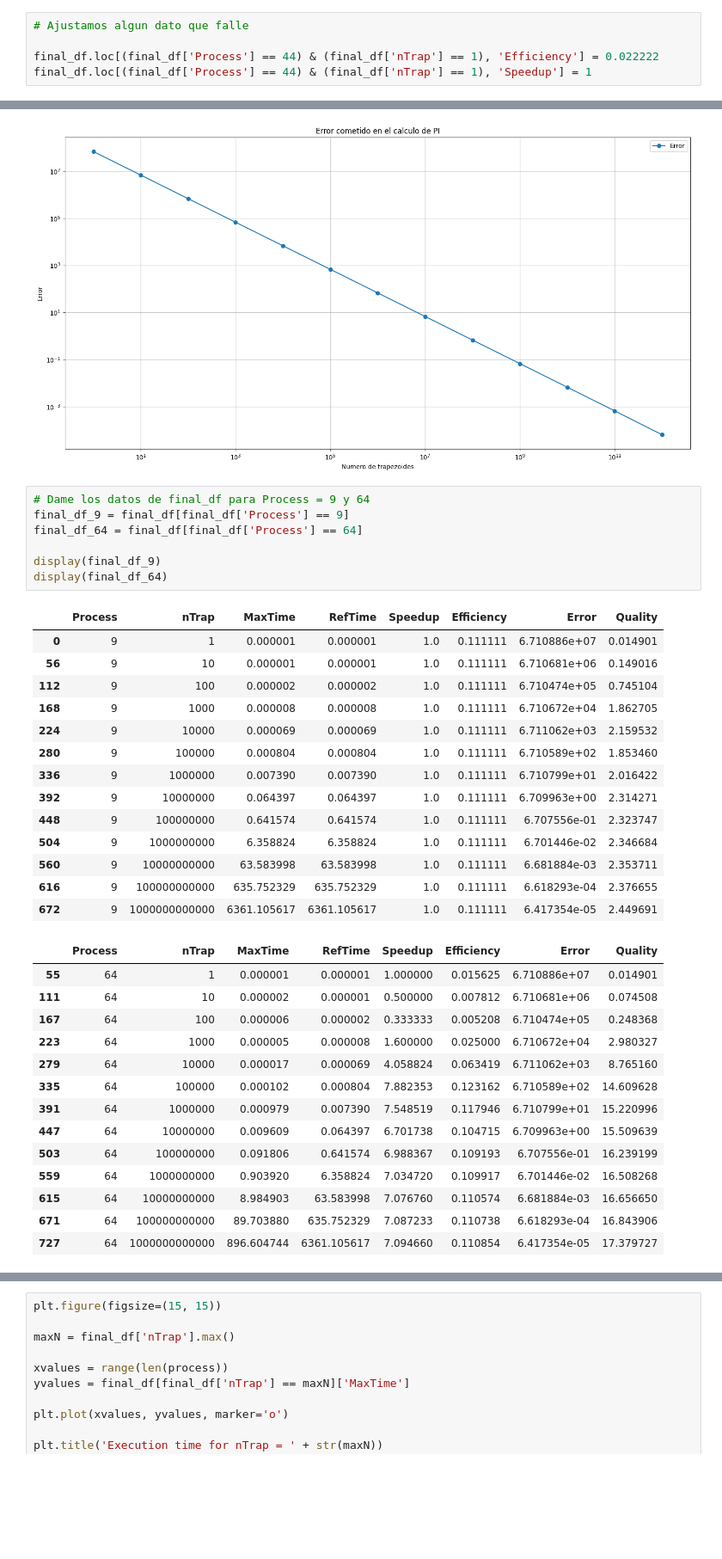
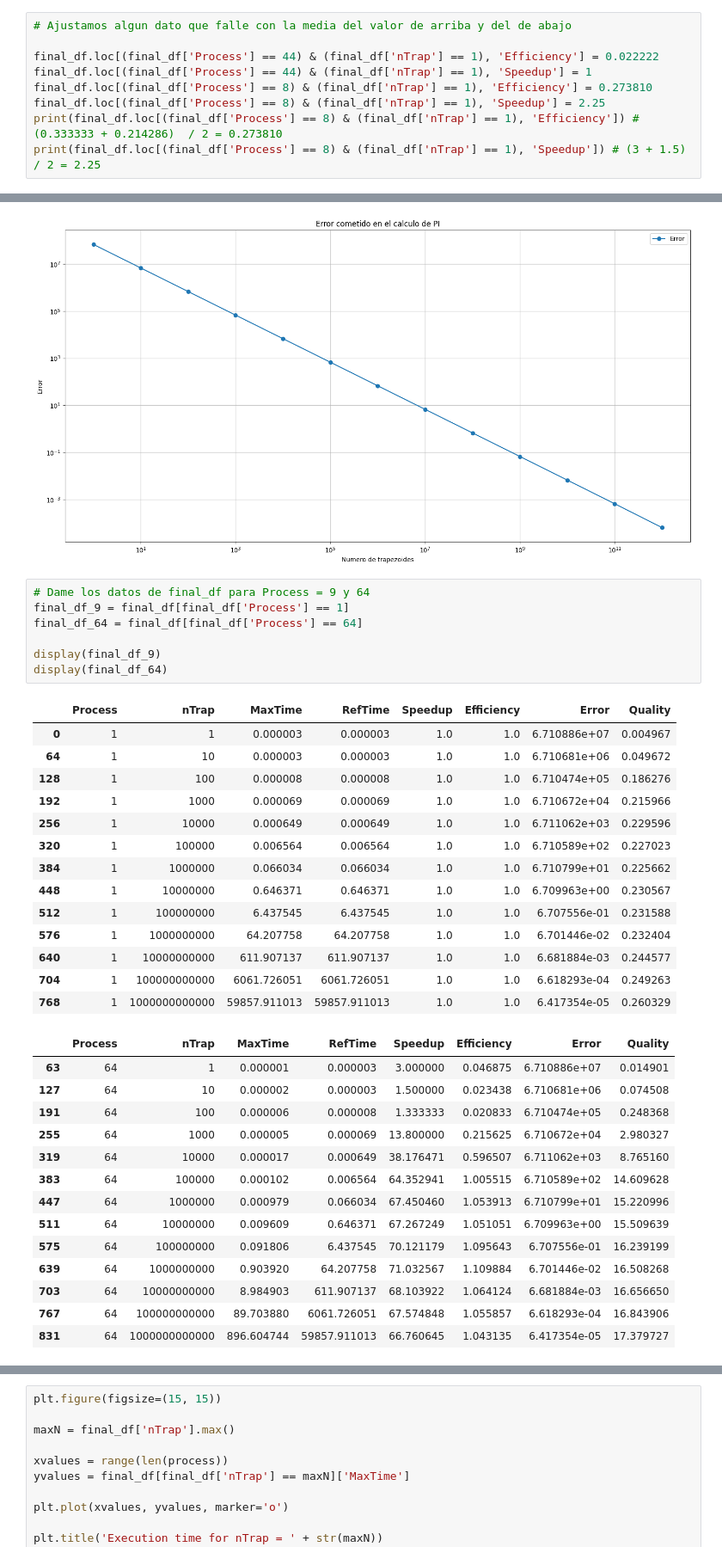
Before and after one commit to DavidCP-USC/Calculo-de-PI-con-MPI---FSP_P1, a Jupyter notebook: calculos.ipynb, the cells around one changed output, grey strips where cells are left out. Shown at 86% size. Cells and saved outputs as stored; diff of their text form; blank space fills up the shorter version.

```diff
--- a/calculos.ipynb
+++ b/calculos.ipynb
@@ -89,7 +89,11 @@ for (nTrap_value, process_value), group in dataset1.groupby(['nTrap', 'Process']
 
 final_df = pd.DataFrame(finalData, columns=['Process', 'nTrap', 'MaxTime', 'RefTime', 'Speedup', 'Efficiency', 'Error', 'Quality'])
 # %%
-# Ajustamos algun dato que falle
+# Ajustamos algun dato que falle con la media del valor de arriba y del de abajo
 
 final_df.loc[(final_df['Process'] == 44) & (final_df['nTrap'] == 1), 'Efficiency'] = 0.022222
 final_df.loc[(final_df['Process'] == 44) & (final_df['nTrap'] == 1), 'Speedup'] = 1
+final_df.loc[(final_df['Process'] == 8) & (final_df['nTrap'] == 1), 'Efficiency'] = 0.273810
+final_df.loc[(final_df['Process'] == 8) & (final_df['nTrap'] == 1), 'Speedup'] = 2.25
+print(final_df.loc[(final_df['Process'] == 8) & (final_df['nTrap'] == 1), 'Efficiency']) # (0.333333 + 0.214286)  / 2 = 0.273810
+print(final_df.loc[(final_df['Process'] == 8) & (final_df['nTrap'] == 1), 'Speedup']) # (3 + 1.5) / 2 = 2.25
@@ -159,38 +168,38 @@ plt.show()
 [figure]
 # %%
 # Dame los datos de final_df para Process = 9 y 64
-final_df_9 = final_df[final_df['Process'] == 9]
+final_df_9 = final_df[final_df['Process'] == 1]
 final_df_64 = final_df[final_df['Process'] == 64]
 
 display(final_df_9)
 display(final_df_64)
 # %% [output]
 |  | Process | nTrap | MaxTime | RefTime | Speedup | Efficiency | Error | Quality |
-| 0 | 9 | 1 | 0.000001 | 0.000001 | 1.0 | 0.111111 | 6.710886e+07 | 0.014901 |
-| 56 | 9 | 10 | 0.000001 | 0.000001 | 1.0 | 0.111111 | 6.710681e+06 | 0.149016 |
-| 112 | 9 | 100 | 0.000002 | 0.000002 | 1.0 | 0.111111 | 6.710474e+05 | 0.745104 |
-| 168 | 9 | 1000 | 0.000008 | 0.000008 | 1.0 | 0.111111 | 6.710672e+04 | 1.862705 |
-| 224 | 9 | 10000 | 0.000069 | 0.000069 | 1.0 | 0.111111 | 6.711062e+03 | 2.159532 |
-| 280 | 9 | 100000 | 0.000804 | 0.000804 | 1.0 | 0.111111 | 6.710589e+02 | 1.853460 |
-| 336 | 9 | 1000000 | 0.007390 | 0.007390 | 1.0 | 0.111111 | 6.710799e+01 | 2.016422 |
-| 392 | 9 | 10000000 | 0.064397 | 0.064397 | 1.0 | 0.111111 | 6.709963e+00 | 2.314271 |
-| 448 | 9 | 100000000 | 0.641574 | 0.641574 | 1.0 | 0.111111 | 6.707556e-01 | 2.323747 |
-| 504 | 9 | 1000000000 | 6.358824 | 6.358824 | 1.0 | 0.111111 | 6.701446e-02 | 2.346684 |
-| 560 | 9 | 10000000000 | 63.583998 | 63.583998 | 1.0 | 0.111111 | 6.681884e-03 | 2.353711 |
-| 616 | 9 | 100000000000 | 635.752329 | 635.752329 | 1.0 | 0.111111 | 6.618293e-04 | 2.376655 |
-| 672 | 9 | 1000000000000 | 6361.105617 | 6361.105617 | 1.0 | 0.111111 | 6.417354e-05 | 2.449691 |
+| 0 | 1 | 1 | 0.000003 | 0.000003 | 1.0 | 1.0 | 6.710886e+07 | 0.004967 |
+| 64 | 1 | 10 | 0.000003 | 0.000003 | 1.0 | 1.0 | 6.710681e+06 | 0.049672 |
+| 128 | 1 | 100 | 0.000008 | 0.000008 | 1.0 | 1.0 | 6.710474e+05 | 0.186276 |
+| 192 | 1 | 1000 | 0.000069 | 0.000069 | 1.0 | 1.0 | 6.710672e+04 | 0.215966 |
+| 256 | 1 | 10000 | 0.000649 | 0.000649 | 1.0 | 1.0 | 6.711062e+03 | 0.229596 |
+| 320 | 1 | 100000 | 0.006564 | 0.006564 | 1.0 | 1.0 | 6.710589e+02 | 0.227023 |
+| 384 | 1 | 1000000 | 0.066034 | 0.066034 | 1.0 | 1.0 | 6.710799e+01 | 0.225662 |
+| 448 | 1 | 10000000 | 0.646371 | 0.646371 | 1.0 | 1.0 | 6.709963e+00 | 0.230567 |
+| 512 | 1 | 100000000 | 6.437545 | 6.437545 | 1.0 | 1.0 | 6.707556e-01 | 0.231588 |
+| 576 | 1 | 1000000000 | 64.207758 | 64.207758 | 1.0 | 1.0 | 6.701446e-02 | 0.232404 |
+| 640 | 1 | 10000000000 | 611.907137 | 611.907137 | 1.0 | 1.0 | 6.681884e-03 | 0.244577 |
+| 704 | 1 | 100000000000 | 6061.726051 | 6061.726051 | 1.0 | 1.0 | 6.618293e-04 | 0.249263 |
+| 768 | 1 | 1000000000000 | 59857.911013 | 59857.911013 | 1.0 | 1.0 | 6.417354e-05 | 0.260329 |
 |  | Process | nTrap | MaxTime | RefTime | Speedup | Efficiency | Error | Quality |
-| 55 | 64 | 1 | 0.000001 | 0.000001 | 1.000000 | 0.015625 | 6.710886e+07 | 0.014901 |
-| 111 | 64 | 10 | 0.000002 | 0.000001 | 0.500000 | 0.007812 | 6.710681e+06 | 0.074508 |
-| 167 | 64 | 100 | 0.000006 | 0.000002 | 0.333333 | 0.005208 | 6.710474e+05 | 0.248368 |
-| 223 | 64 | 1000 | 0.000005 | 0.000008 | 1.600000 | 0.025000 | 6.710672e+04 | 2.980327 |
-| 279 | 64 | 10000 | 0.000017 | 0.000069 | 4.058824 | 0.063419 | 6.711062e+03 | 8.765160 |
-| 335 | 64 | 100000 | 0.000102 | 0.000804 | 7.882353 | 0.123162 | 6.710589e+02 | 14.609628 |
-| 391 | 64 | 1000000 | 0.000979 | 0.007390 | 7.548519 | 0.117946 | 6.710799e+01 | 15.220996 |
-| 447 | 64 | 10000000 | 0.009609 | 0.064397 | 6.701738 | 0.104715 | 6.709963e+00 | 15.509639 |
-| 503 | 64 | 100000000 | 0.091806 | 0.641574 | 6.988367 | 0.109193 | 6.707556e-01 | 16.239199 |
-| 559 | 64 | 1000000000 | 0.903920 | 6.358824 | 7.034720 | 0.109917 | 6.701446e-02 | 16.508268 |
-| 615 | 64 | 10000000000 | 8.984903 | 63.583998 | 7.076760 | 0.110574 | 6.681884e-03 | 16.656650 |
-| 671 | 64 | 100000000000 | 89.703880 | 635.752329 | 7.087233 | 0.110738 | 6.618293e-04 | 16.843906 |
-| 727 | 64 | 1000000000000 | 896.604744 | 6361.105617 | 7.094660 | 0.110854 | 6.417354e-05 | 17.379727 |
+| 63 | 64 | 1 | 0.000001 | 0.000003 | 3.000000 | 0.046875 | 6.710886e+07 | 0.014901 |
+| 127 | 64 | 10 | 0.000002 | 0.000003 | 1.500000 | 0.023438 | 6.710681e+06 | 0.074508 |
+| 191 | 64 | 100 | 0.000006 | 0.000008 | 1.333333 | 0.020833 | 6.710474e+05 | 0.248368 |
+| 255 | 64 | 1000 | 0.000005 | 0.000069 | 13.800000 | 0.215625 | 6.710672e+04 | 2.980327 |
+| 319 | 64 | 10000 | 0.000017 | 0.000649 | 38.176471 | 0.596507 | 6.711062e+03 | 8.765160 |
+| 383 | 64 | 100000 | 0.000102 | 0.006564 | 64.352941 | 1.005515 | 6.710589e+02 | 14.609628 |
+| 447 | 64 | 1000000 | 0.000979 | 0.066034 | 67.450460 | 1.053913 | 6.710799e+01 | 15.220996 |
+| 511 | 64 | 10000000 | 0.009609 | 0.646371 | 67.267249 | 1.051051 | 6.709963e+00 | 15.509639 |
+| 575 | 64 | 100000000 | 0.091806 | 6.437545 | 70.121179 | 1.095643 | 6.707556e-01 | 16.239199 |
+| 639 | 64 | 1000000000 | 0.903920 | 64.207758 | 71.032567 | 1.109884 | 6.701446e-02 | 16.508268 |
+| 703 | 64 | 10000000000 | 8.984903 | 611.907137 | 68.103922 | 1.064124 | 6.681884e-03 | 16.656650 |
+| 767 | 64 | 100000000000 | 89.703880 | 6061.726051 | 67.574848 | 1.055857 | 6.618293e-04 | 16.843906 |
+| 831 | 64 | 1000000000000 | 896.604744 | 59857.911013 | 66.760645 | 1.043135 | 6.417354e-05 | 17.379727 |
 # %%
```
Also changed, not shown: parts of 7 cells of this notebook, 5 other files.
